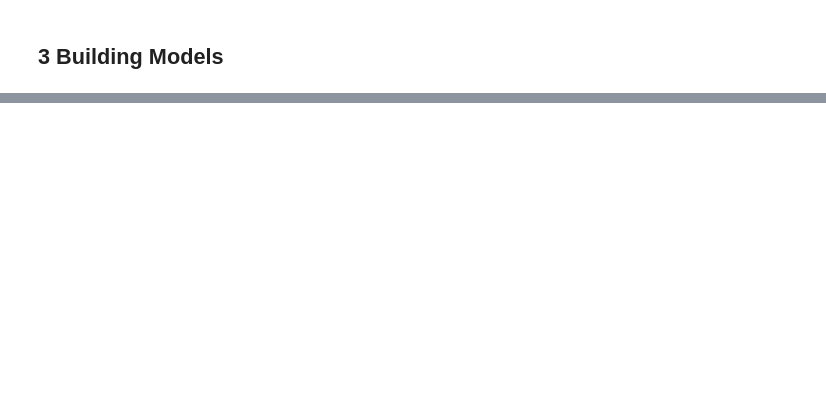
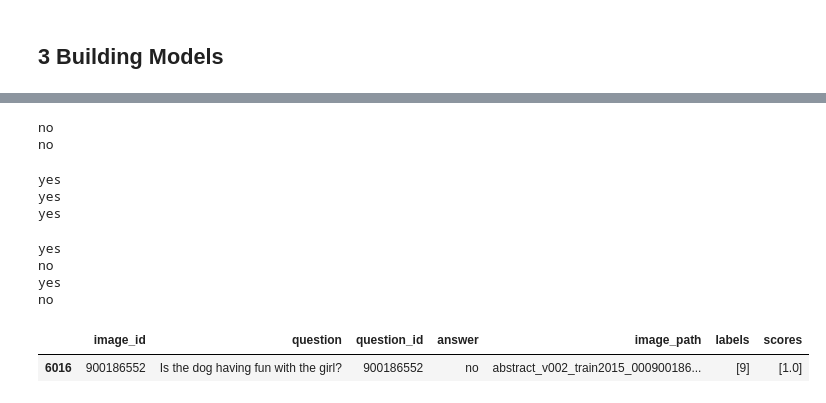
Before and after one commit to JaskierM/binary-vqa-example, a Jupyter notebook: notebooks/modeling.ipynb, the cells around one changed output, grey strips where cells are left out. Cells and saved outputs as stored; diff of their text form; code cells hidden in the pictures; blank space fills up the shorter version.

```diff
--- a/notebooks/modeling.ipynb
+++ b/notebooks/modeling.ipynb
@@ -302,0 +467,30 @@ labels torch.Size([64, 32])
+# %%
+print(get_answer(finetunned_vilt_model, vilt_processor, device, get_image(example_img_url_1), 'are there any people?'))
+print(get_answer(finetunned_vilt_model, vilt_processor, device, get_image(example_img_url_1), 'is it rainy here?'))
+# %% [output]
+no
+no
+# %%
+print(get_answer(finetunned_vilt_model, vilt_processor, device, get_image(example_img_url_2), 'are there trees?'))
+print(get_answer(finetunned_vilt_model, vilt_processor, device, get_image(example_img_url_2), 'are there any people?'))
+print(get_answer(finetunned_vilt_model, vilt_processor, device, get_image(example_img_url_2), 'is it cloudy here?'))
+# %% [output]
+yes
+yes
+yes
+# %%
+print(get_answer(finetunned_vilt_model, vilt_processor, device, get_image(example_img_url_3), 'is a man carrying something on a cart?'))
+print(get_answer(finetunned_vilt_model, vilt_processor, device, get_image(example_img_url_3), 'is it rainy here?'))
+print(get_answer(finetunned_vilt_model, vilt_processor, device, get_image(example_img_url_3), 'is there a sun?'))
+print(get_answer(finetunned_vilt_model, vilt_processor, device, get_image(example_img_url_3), 'are there any animals?'))
+# %% [output]
+yes
+no
+yes
+no
+# %%
+example_sample_1 = vqa_data.sample(1)
+example_sample_1
+# %% [output]
+|  | image_id | question | question_id | answer | image_path | labels | scores |
+| 6016 | 900186552 | Is the dog having fun with the girl? | 900186552 | no | abstract_v002_train2015_000900186... | [9] | [1.0] |
```
Also changed, not shown: parts of 63 cells of this notebook.
